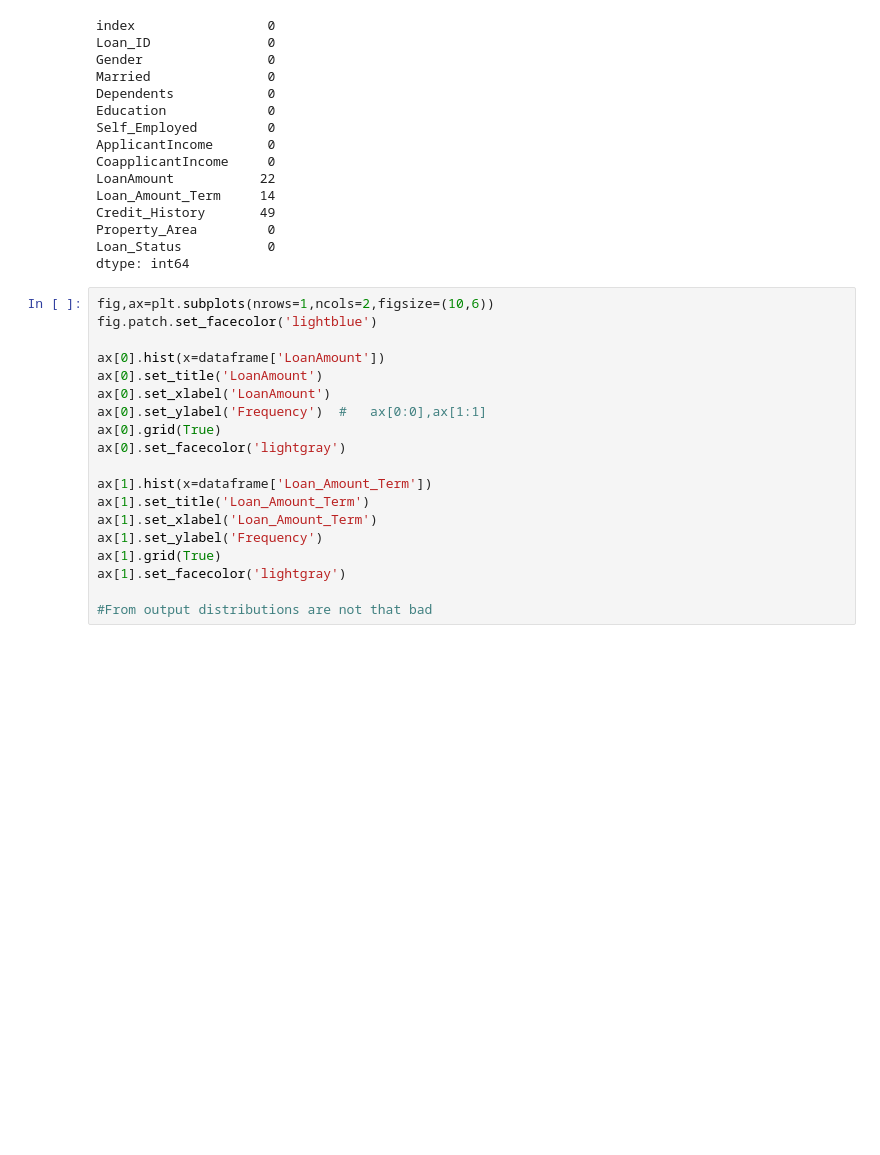
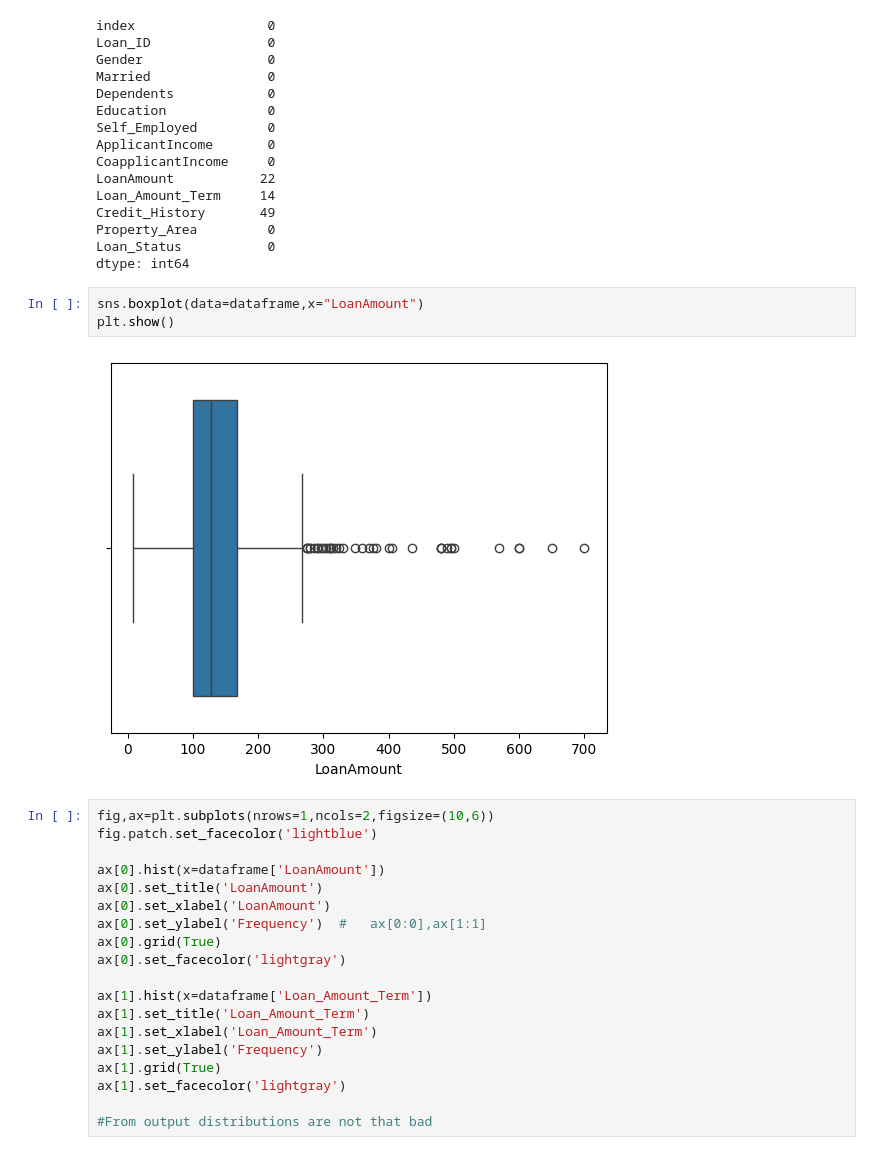
Before and after one commit to maurynnWK/Loans-project, a Jupyter notebook: loan.ipynb, the cells around one changed output. Cells and saved outputs as stored; diff of their text form; blank space fills up the shorter version.

```diff
--- a/loan.ipynb
+++ b/loan.ipynb
@@ -589,6 +589,11 @@ Credit_History       49
 Property_Area         0
 Loan_Status           0
 dtype: int64
+# %%
+sns.boxplot(data=dataframe,x="LoanAmount")
+plt.show()
+# %% [output]
+[figure, added]
 # %%
 fig,ax=plt.subplots(nrows=1,ncols=2,figsize=(10,6))
 fig.patch.set_facecolor('lightblue')
```
Also changed, not shown: parts of 15 cells of this notebook, 1 other file.
